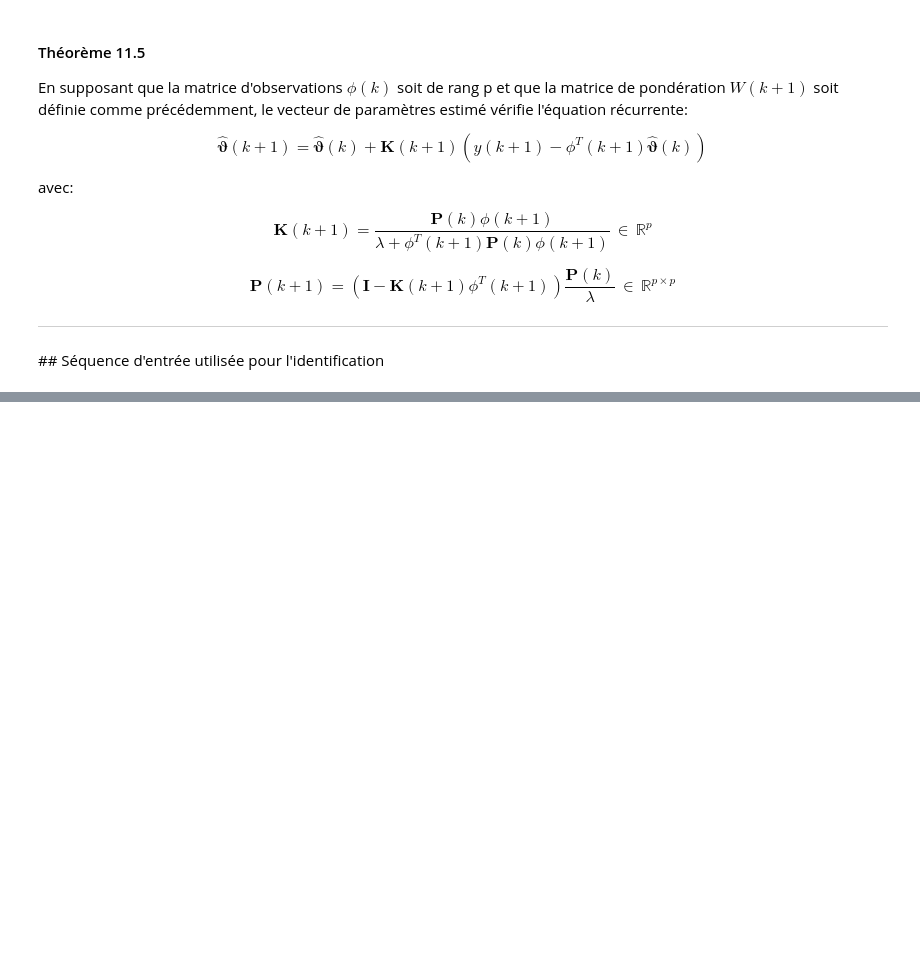
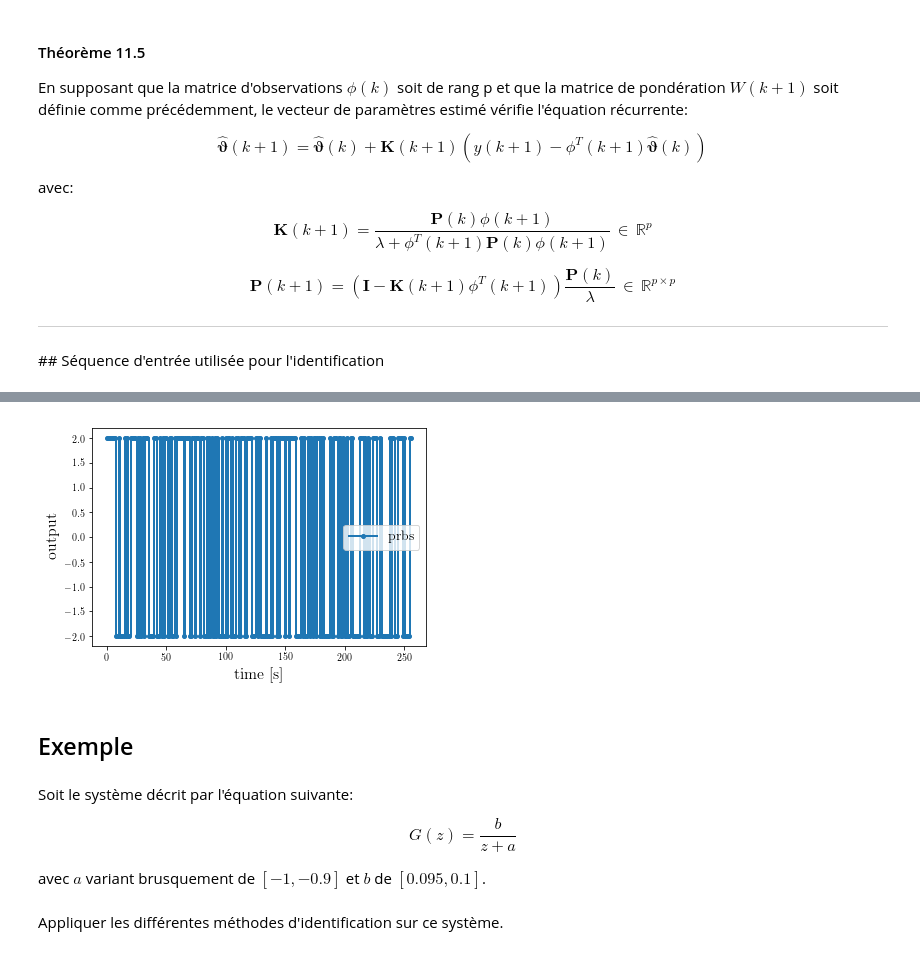
Before and after one commit to NoobleeGt/Notebooks, a Jupyter notebook: DigitalControl/Chapter11_SystemIdentification.ipynb, the cells around one changed output, grey strips where cells are left out. Saved outputs shown, nothing was run; the diff lists cells and outputs as text; code cells hidden in the pictures; blank space fills up the shorter version.

```diff
--- a/DigitalControl/Chapter11_SystemIdentification.ipynb
+++ b/DigitalControl/Chapter11_SystemIdentification.ipynb
@@ -532,0 +556,55 @@ $$ \mathbf{P}(k+1) = \left( \mathbf{I} - \mathbf{K}(k+1) \phi^T(k+1) \right) \fr
+# %%
+def generate_prbs(a, n=8, te=None):
+    i_dict = {
+        2: (1,),
+        3: (2,),
+        4: (3,),
+        5: (3,),
+        6: (5,),
+        7: (4,),
+        8: (2, 3, 4,),
+        9: (5,),
+        10: (7,),
+    }
+
+    l = 2 ** n - 1
+    i_list = i_dict[n]
+
+    if te is None or te <= l:
+        te = l + 1
+
+    register = l
+
+    for j in range(te):
+        signal = (register & (2 ** (n - 1))) >> (n - 1)
+        yield a if signal else -a
+
+        for i in i_list:
+            signal ^= (register & (2 ** (i - 1))) >> (i - 1)
+
+        register <<= 1
+        register &= l
+        register |= signal
+# %%
+n = 8
+te = 2 ** n + 1
+prbs = list(generate_prbs(2, n, te))
+time = [i for i, _ in enumerate(prbs)]
+# %%
+fig, ax = plt.subplots()
+ax.step(time, prbs, '.-', where='post', label='prbs')
+ax.set_xlabel('time [s]')
+ax.set_ylabel('output')
+_ = ax.legend()
+# %% [output]
+[figure, added]
+# %% [markdown]
+## Exemple
+# %% [markdown]
+Soit le système décrit par l'équation suivante:
+
+$$ G(z) = \frac{b}{z+a} $$
+
+avec $a$ variant brusquement de $[-1, -0.9]$ et $b$ de $[0.095, 0.1]$.
+# %% [markdown]
+Appliquer les différentes méthodes d'identification sur ce système.
```
Also changed, not shown: parts of 10 cells of this notebook, 2 other files.
